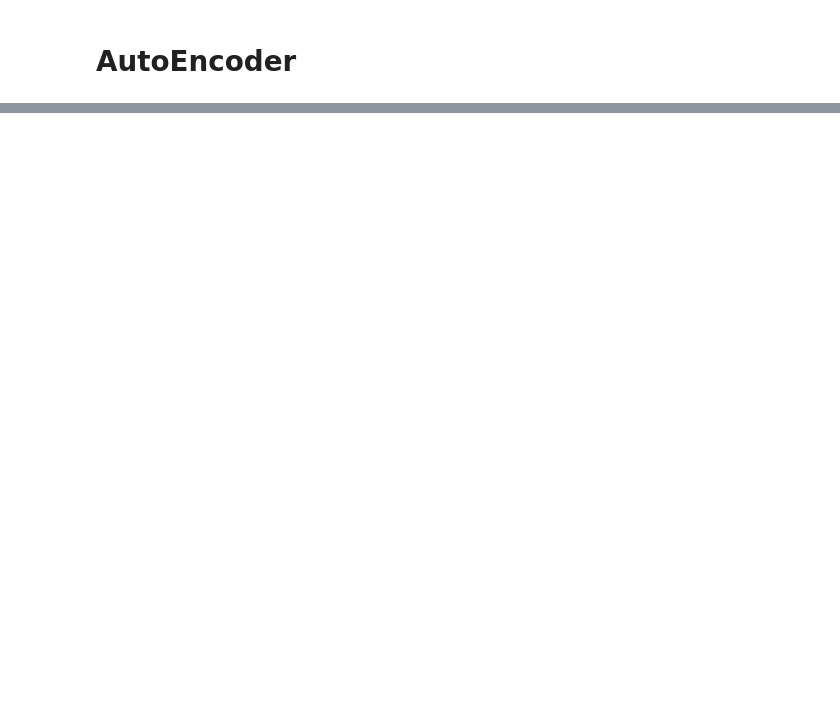
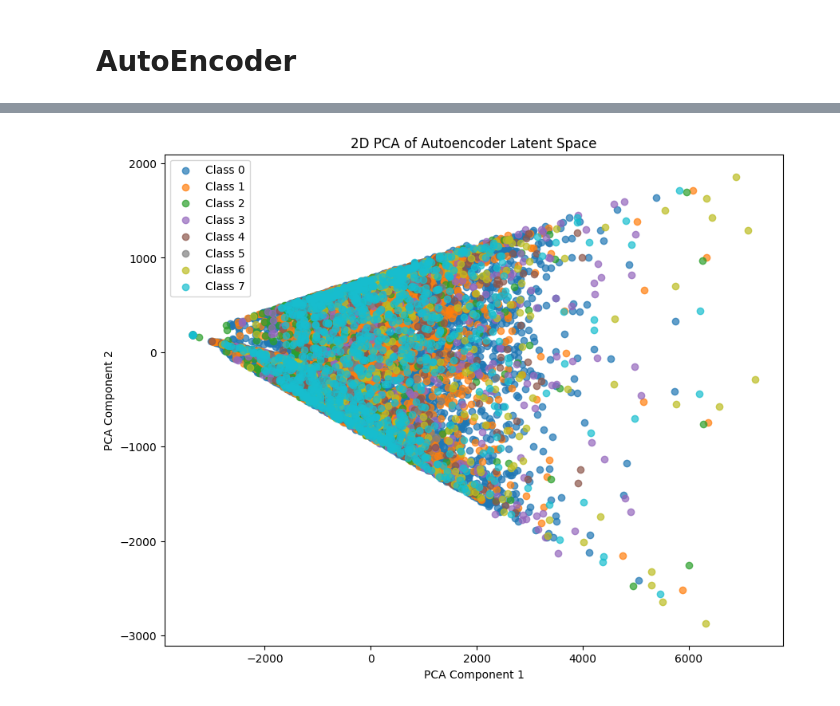
Before and after one commit to shanelee2027/Eyeball232Project, a Jupyter notebook: ltp8/pca.ipynb, the cells around one changed output, grey strips where cells are left out. Drawn from its saved outputs; the diff is of its cells as text; code cells hidden in the pictures; blank space fills up the shorter version.

```diff
--- a/ltp8/pca.ipynb
+++ b/ltp8/pca.ipynb
@@ -133,20 +132,25 @@ plt.show()
 # AutoEncoder
 # %%
 class AutoEncoder(nn.Module):
-
     def __init__(self, input_dim):
         super(AutoEncoder, self).__init__()
+
         self.encoder = nn.Sequential(
             nn.Linear(input_dim, 128),
             nn.ReLU(),
+            nn.Linear(128, 8)
         )
         self.decoder = nn.Sequential(
+            nn.Linear(8, 128),
+            nn.ReLU(),
             nn.Linear(128, input_dim),
             nn.Sigmoid()
         )
+
     def forward(self, x):
-        x = self.encoder(x)
-        x = self.decoder(x)
+        embeddings = self.encoder(x)  # Get the embeddings from the encoder
+        x = self.decoder(embeddings)  # Reconstruct the input
+        return x, embeddings
 # %%
 model = AutoEncoder(1024*512*3)
 criterion = nn.MSELoss()  #mse
@@ -171,0 +183,8 @@ AttributeError: 'NoneType' object has no attribute 'size'
+# %%
+
+embeddings_all = torch.vstack(embeddings_list)
+
+embeddings_np = embeddings_all.detach().numpy()
+
+pca = PCA(n_components=2)
+reduced_embeddings = pca.fit_transform(embeddings_np)
@@ -171,0 +204,25 @@ AttributeError: 'NoneType' object has no attribute 'size'
+# %%
+labels_tensor = torch.cat(labels_list, dim=0)         # Shape: (N, num_classes)
+class_indices = torch.argmax(labels_tensor, dim=1)     # Shape: (N,)
+
+# Step 2: Convert to numpy for plotting
+reduced_np = reduced_embeddings                        # Shape: (N, 2), from PCA earlier
+class_indices_np = class_indices.numpy()               # Shape: (N,)
+
+# Step 3: Plot each class in a different color
+num_classes = labels_tensor.shape[1]
+colors = plt.cm.tab10(np.linspace(0, 1, num_classes))  # or use 'Set2', 'tab20' etc.
+
+plt.figure(figsize=(10, 8))
+for i in range(num_classes):
+    mask = class_indices_np == i
+    plt.scatter(reduced_np[mask, 0], reduced_np[mask, 1],
+                label=f'Class {i}', alpha=0.7, color=colors[i])
+
+plt.legend()
+plt.title("2D PCA of Autoencoder Latent Space")
+plt.xlabel("PCA Component 1")
+plt.ylabel("PCA Component 2")
+plt.show()
+# %% [output]
+[figure, added]
```
Also changed, not shown: parts of 8 cells of this notebook, 1 other file.
